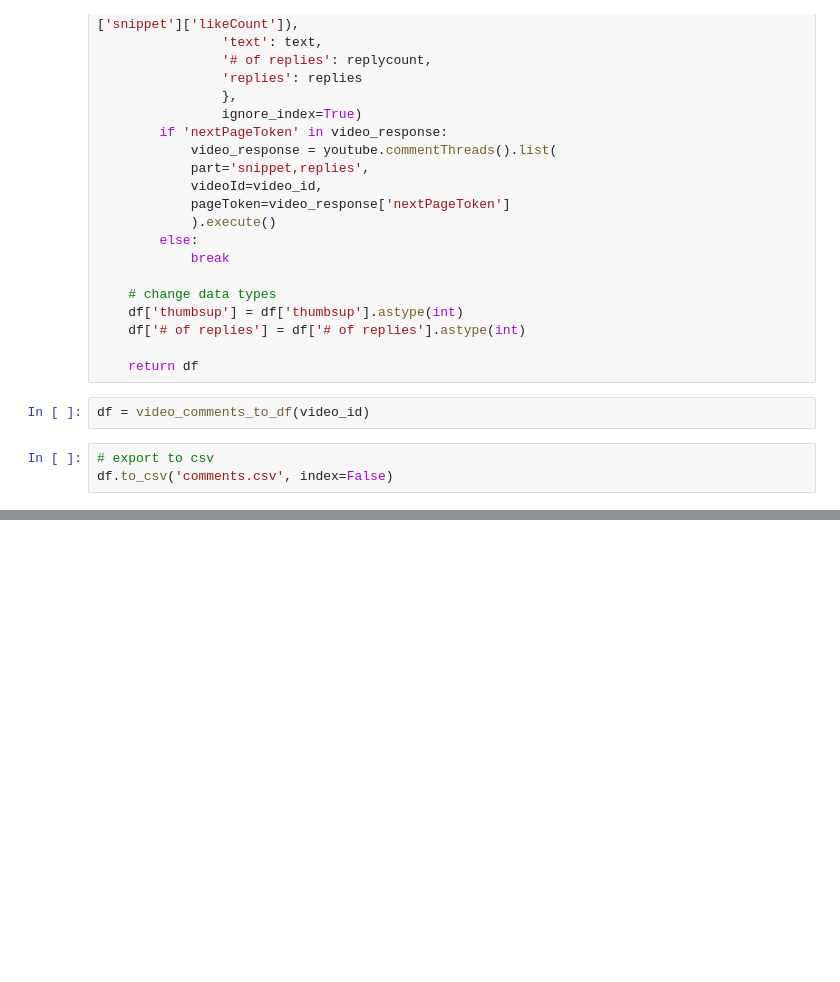
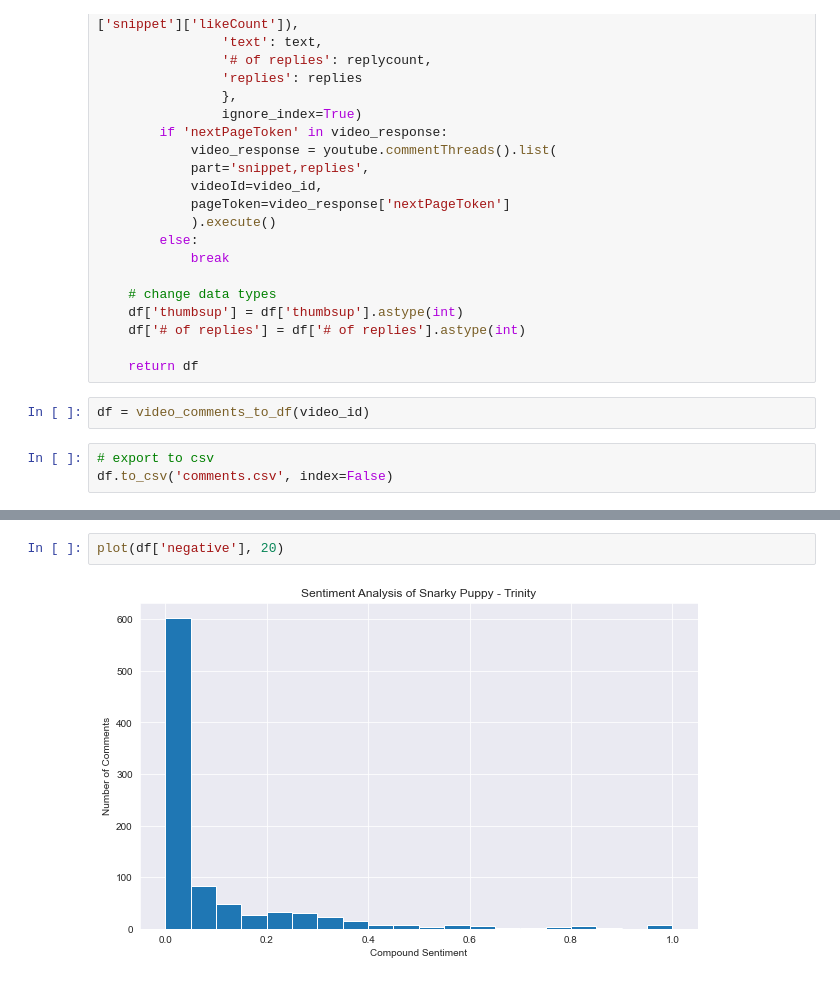
Before and after one commit to SNEHALDD/Group_project, a Jupyter notebook: yt/comment_grabber.ipynb, the cells around one changed output, grey strips where cells are left out. Drawn from its saved outputs; the diff is of its cells as text; blank space fills up the shorter version.

```diff
--- a/yt/comment_grabber.ipynb
+++ b/yt/comment_grabber.ipynb
@@ -129,0 +143,4 @@ df[df['compound'] < -0.5]
+# %%
+plot(df['negative'], 20)
+# %% [output]
+[figure, added]
```
Also changed, not shown: parts of 13 cells of this notebook.
